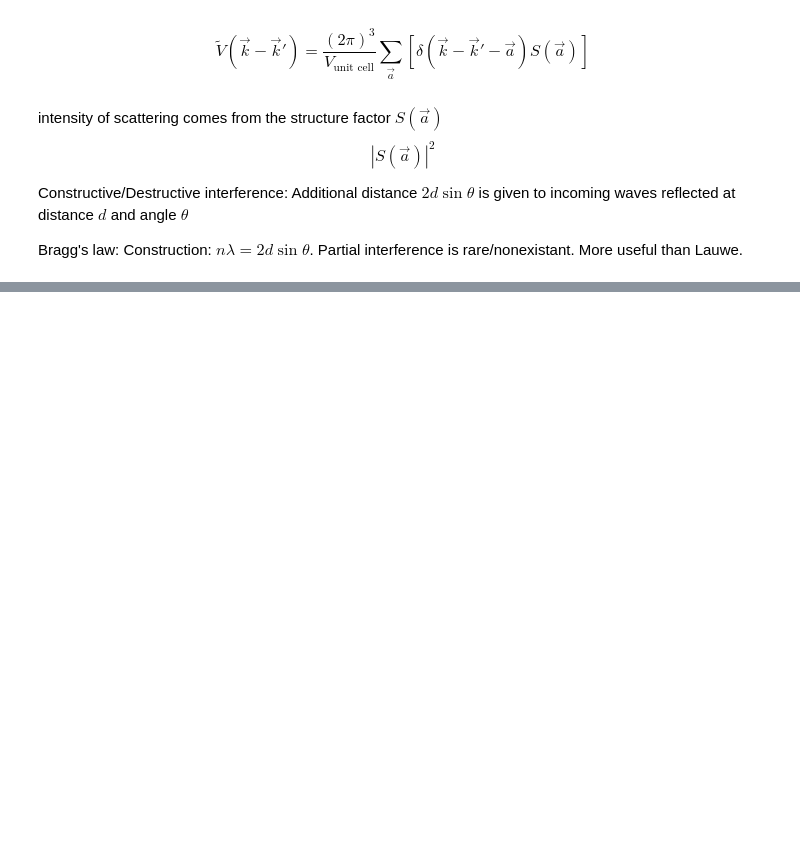
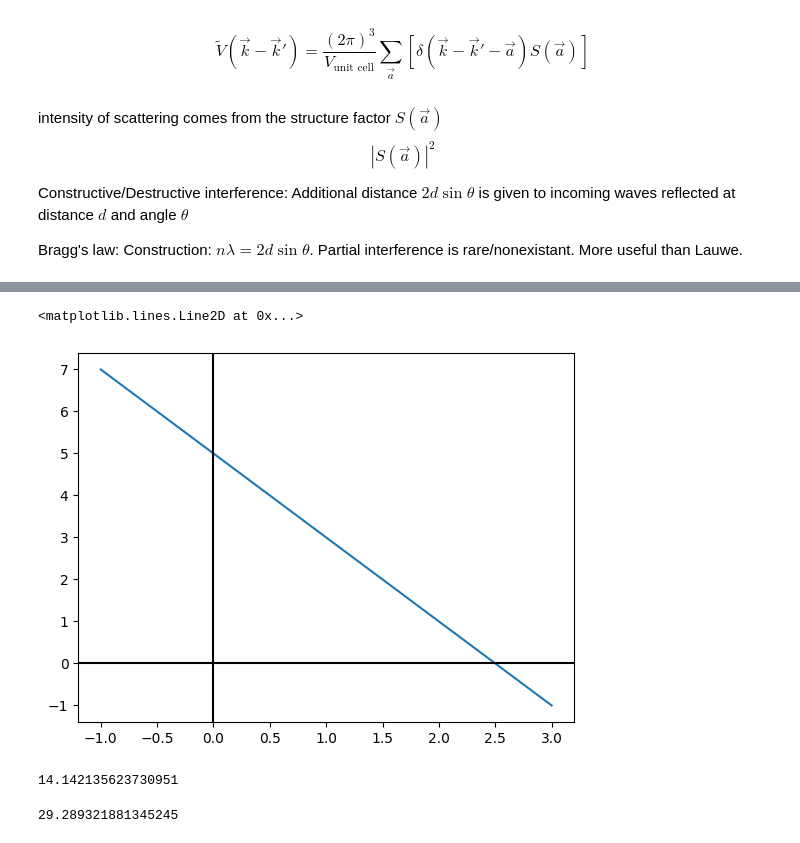
Before and after one commit to andrew-koren/cautious-adventure, a Jupyter notebook: my stuff/FS24/PHY 491/phy 491 notes.ipynb, the cells around one changed output, grey strips where cells are left out. Cells and saved outputs as stored; diff of their text form; code cells hidden in the pictures; blank space fills up the shorter version.

```diff
--- a/my stuff/FS24/PHY 491/phy 491 notes.ipynb
+++ b/my stuff/FS24/PHY 491/phy 491 notes.ipynb
@@ -395,0 +489,37 @@ Construction: $n\lambda = 2d\sin\theta$. Partial interference is rare/nonexistan
+# %%
+import numpy as np
+import matplotlib.pyplot as plt
+
+x = np.linspace(-1, 3, 100)
+def f(x):
+    return -2*x+5
+
+
+plt.plot(x, f(x))
+plt.axvline(0, color='black')
+plt.axhline(0, color='black')
+# %% [output]
+<matplotlib.lines.Line2D at 0x...>
+[figure, added]
+# %%
+def pythag(x):
+    return (x**2/2)**(1/2)
+
+pythag(20)
+# %% [output]
+14.142135623730951
+# %%
+def get_x(radius, len2):
+    return radius - len2
+
+get_x(20, 14.14)
+
+
+
+
+def radius_to_xlen(radius):
+    return get_x(radius, pythag(radius))
+
+radius_to_xlen(100)
+# %% [output]
+29.289321881345245
```
Also changed, not shown: parts of 5 cells of this notebook.
